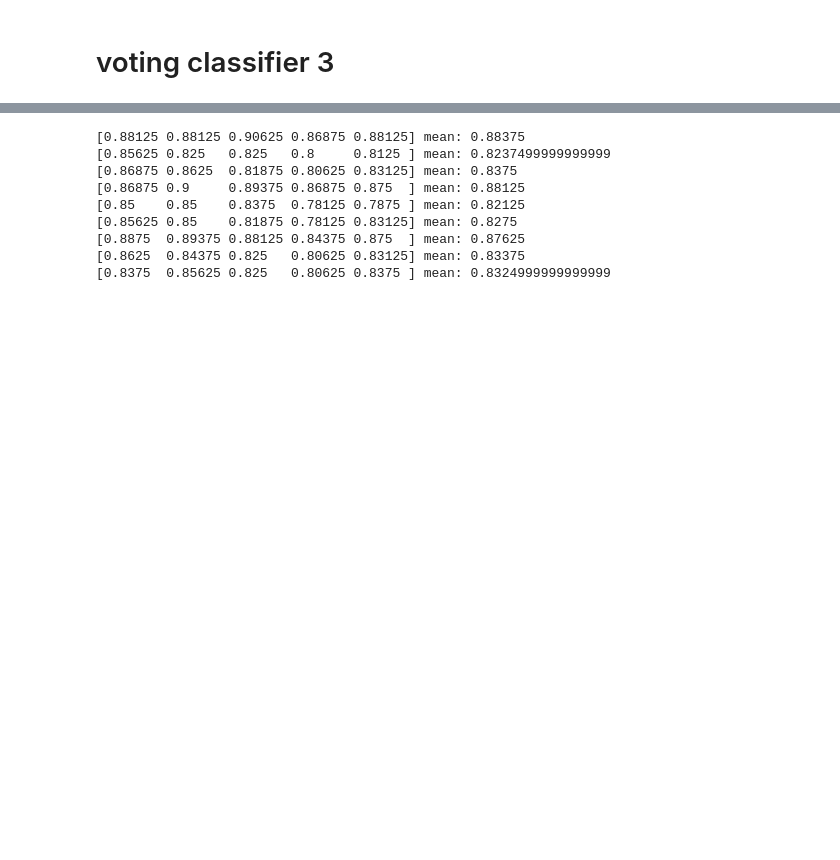
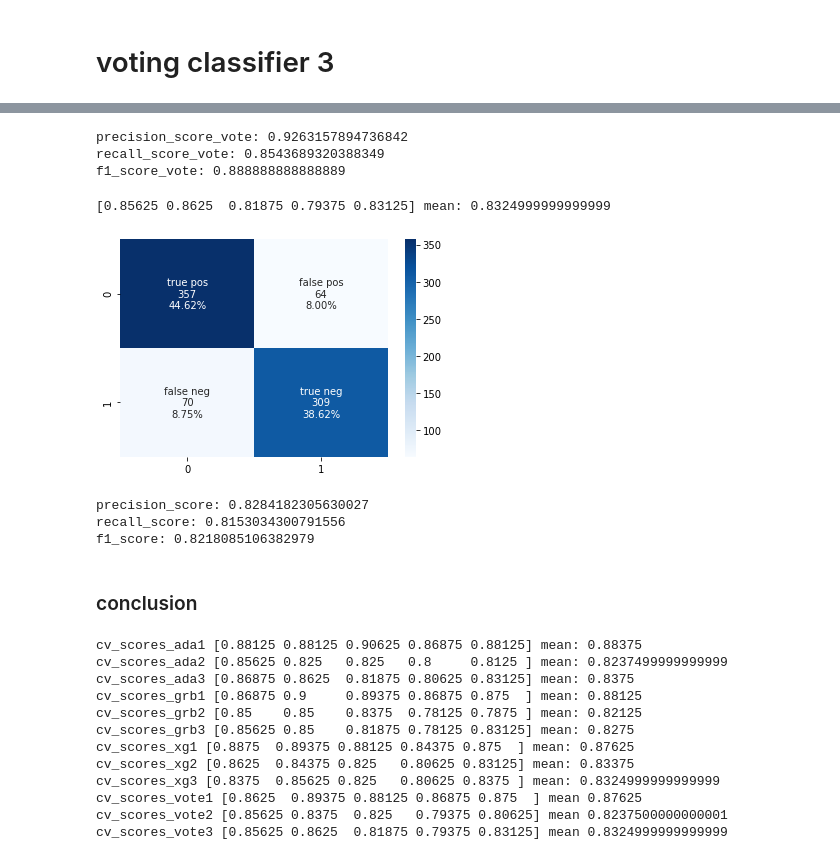
Before and after one commit to Yehudit-Brickner/data_science_end_of_year1_project, a Jupyter notebook: data science part 1 end of year.ipynb, the cells around one changed output, grey strips where cells are left out. Drawn from its saved outputs; the diff is of its cells as text; code cells hidden in the pictures; blank space fills up the shorter version.

```diff
--- a/data science part 1 end of year.ipynb
+++ b/data science part 1 end of year.ipynb
@@ -1104,20 +1176,59 @@ for clf in(ada3, grb3, xg3, vote3):
+# %%
+# precision score, recalll score, f1 score
+print("precision_score_vote:",precision_score(Y_test_set3, y_pred_vote3))
+print("recall_score_vote:",recall_score(Y_test_set3, y_pred_vote3))
+print("f1_score_vote:",f1_score(Y_test_set3, y_pred_vote3))
+# %% [output]
+precision_score_vote: 0.9263157894736842
+recall_score_vote: 0.8543689320388349
+f1_score_vote: 0.888888888888889
+# %%
+# cross validation
+cv_scores_vote3=cross_val_score(vote3, X_Train_set3, Y_Train_set3, cv=5, scoring="accuracy")
+print(cv_scores_vote3, "mean:", np.mean(cv_scores_vote3))
+# %% [output]
+[0.85625 0.8625  0.81875 0.79375 0.83125] mean: 0.8324999999999999
+# %%
+# confussion matrix
+y_pred_vote3_c = cross_val_predict(vote3,  X_Train_set3, Y_Train_set3, cv=5)
+cofussion_vote3=confusion_matrix(Y_Train_set3, y_pred_vote3_c)
+confussion_matrix(cofussion_vote3)
+# %% [output]
+[figure, added]
+# %%
+# precision score, recalll score, f1 score
+print("precision_score:",precision_score(Y_Train_set3, y_pred_vote3_c))
+print("recall_score:",recall_score(Y_Train_set3, y_pred_vote3_c))
+print("f1_score:",f1_score(Y_Train_set3, y_pred_vote3_c))
+# %% [output]
+precision_score: 0.8284182305630027
+recall_score: 0.8153034300791556
+f1_score: 0.8218085106382979
+# %% [markdown]
+### conclusion
 # %%
-print(cv_scores_ada, "mean:", np.mean(cv_scores_ada))
-print(cv_scores_ada2, "mean:", np.mean(cv_scores_ada2))
-print(cv_scores_ada3, "mean:", np.mean(cv_scores_ada3))
-print(cv_scores_grb, "mean:", np.mean(cv_scores_grb))
-print(cv_scores_grb2, "mean:", np.mean(cv_scores_grb2))
-print(cv_scores_grb3, "mean:", np.mean(cv_scores_grb3))
-print(cv_scores_xg, "mean:", np.mean(cv_scores_xg))
-print(cv_scores_xg2, "mean:", np.mean(cv_scores_xg2))
-print(cv_scores_xg3, "mean:", np.mean(cv_scores_xg3))
+print("cv_scores_ada1",cv_scores_ada, "mean:", np.mean(cv_scores_ada))
+print("cv_scores_ada2",cv_scores_ada2, "mean:", np.mean(cv_scores_ada2))
+print("cv_scores_ada3",cv_scores_ada3, "mean:", np.mean(cv_scores_ada3))
+print("cv_scores_grb1",cv_scores_grb, "mean:", np.mean(cv_scores_grb))
+print("cv_scores_grb2",cv_scores_grb2, "mean:", np.mean(cv_scores_grb2))
+print("cv_scores_grb3",cv_scores_grb3, "mean:", np.mean(cv_scores_grb3))
+print("cv_scores_xg1",cv_scores_xg, "mean:", np.mean(cv_scores_xg))
+print("cv_scores_xg2",cv_scores_xg2, "mean:", np.mean(cv_scores_xg2))
+print("cv_scores_xg3",cv_scores_xg3, "mean:", np.mean(cv_scores_xg3))
+print("cv_scores_vote1",cv_scores_vote1,"mean",np.mean(cv_scores_vote1))
+print("cv_scores_vote2",cv_scores_vote2,"mean",np.mean(cv_scores_vote2))
+print("cv_scores_vote3",cv_scores_vote3,"mean",np.mean(cv_scores_vote3))
 # %% [output]
-[0.88125 0.88125 0.90625 0.86875 0.88125] mean: 0.88375
-[0.85625 0.825   0.825   0.8     0.8125 ] mean: 0.8237499999999999
-[0.86875 0.8625  0.81875 0.80625 0.83125] mean: 0.8375
-[0.86875 0.9     0.89375 0.86875 0.875  ] mean: 0.88125
-[0.85    0.85    0.8375  0.78125 0.7875 ] mean: 0.82125
-[0.85625 0.85    0.81875 0.78125 0.83125] mean: 0.8275
-[0.8875  0.89375 0.88125 0.84375 0.875  ] mean: 0.87625
-[0.8625  0.84375 0.825   0.80625 0.83125] mean: 0.83375
-[0.8375  0.85625 0.825   0.80625 0.8375 ] mean: 0.8324999999999999
+cv_scores_ada1 [0.88125 0.88125 0.90625 0.86875 0.88125] mean: 0.88375
+cv_scores_ada2 [0.85625 0.825   0.825   0.8     0.8125 ] mean: 0.8237499999999999
+cv_scores_ada3 [0.86875 0.8625  0.81875 0.80625 0.83125] mean: 0.8375
+cv_scores_grb1 [0.86875 0.9     0.89375 0.86875 0.875  ] mean: 0.88125
+cv_scores_grb2 [0.85    0.85    0.8375  0.78125 0.7875 ] mean: 0.82125
+cv_scores_grb3 [0.85625 0.85    0.81875 0.78125 0.83125] mean: 0.8275
+cv_scores_xg1 [0.8875  0.89375 0.88125 0.84375 0.875  ] mean: 0.87625
+cv_scores_xg2 [0.8625  0.84375 0.825   0.80625 0.83125] mean: 0.83375
+cv_scores_xg3 [0.8375  0.85625 0.825   0.80625 0.8375 ] mean: 0.8324999999999999
+cv_scores_vote1 [0.8625  0.89375 0.88125 0.86875 0.875  ] mean 0.87625
+cv_scores_vote2 [0.85625 0.8375  0.825   0.79375 0.80625] mean 0.8237500000000001
+cv_scores_vote3 [0.85625 0.8625  0.81875 0.79375 0.83125] mean 0.8324999999999999
```
Also changed, not shown: parts of 63 cells of this notebook.
